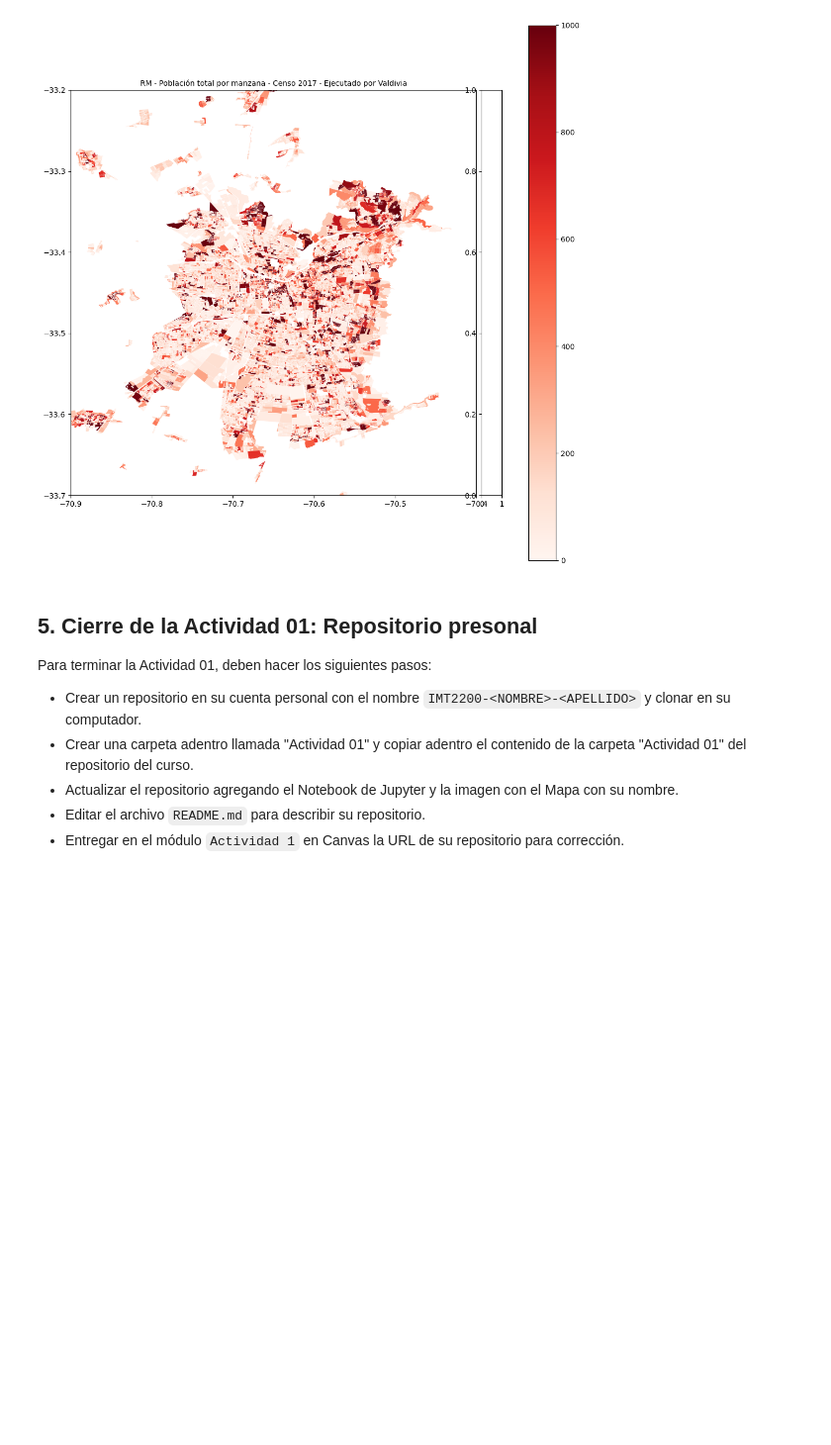
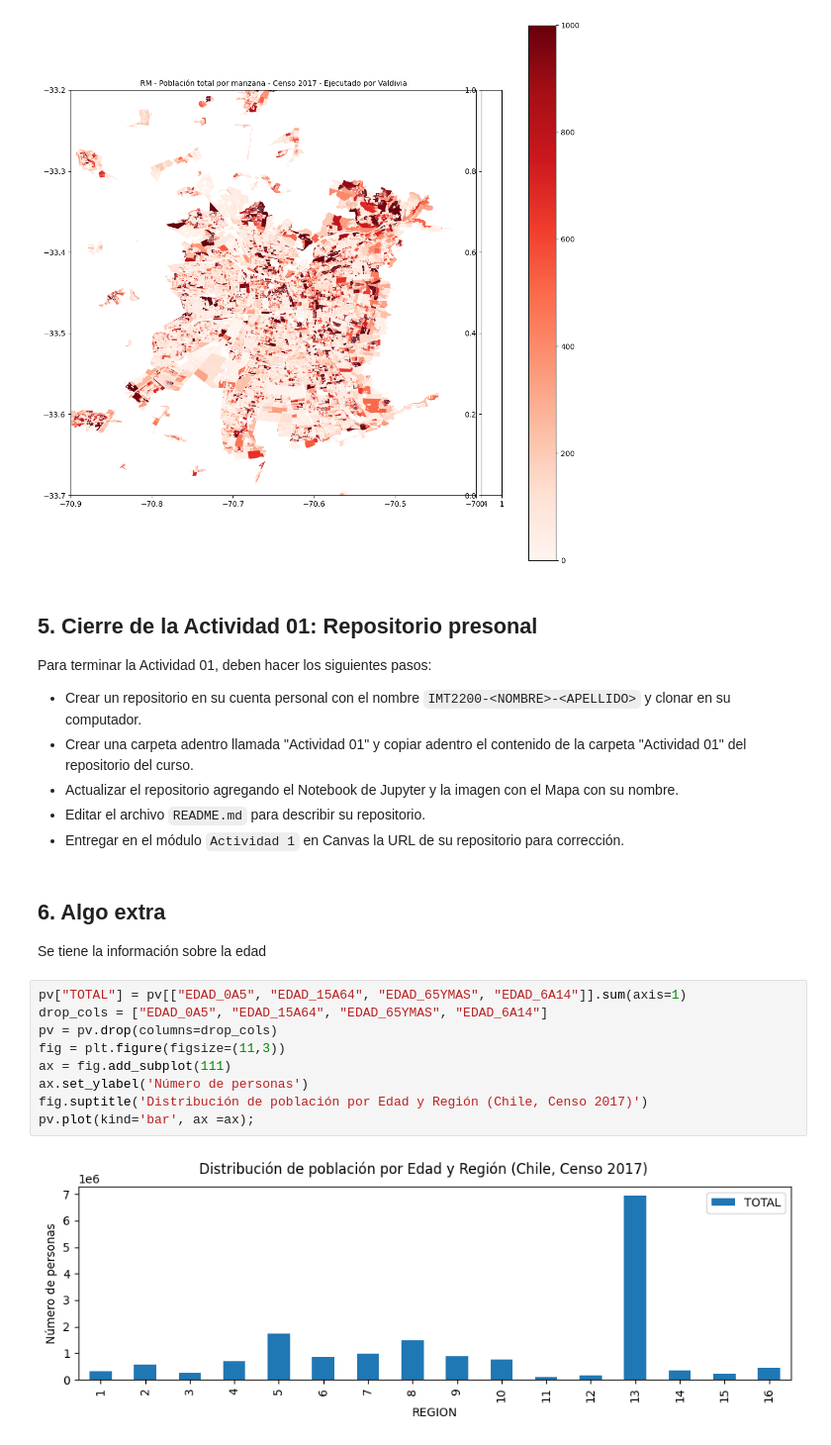
Before and after one commit to Kilpura/IMT2200-Valentina-Valdivia-Maldonado, a Jupyter notebook: Actividades/Actividad-01/IMT2200 - Actividad 01.ipynb, the cells around one changed output. Shown at 99% size. Cells and saved outputs as stored; diff of their text form; blank space fills up the shorter version.

```diff
--- a/Actividades/Actividad-01/IMT2200 - Actividad 01.ipynb
+++ b/Actividades/Actividad-01/IMT2200 - Actividad 01.ipynb
@@ -182,3 +187,18 @@ Para terminar la Actividad 01, deben hacer los siguientes pasos:
 - Actualizar el repositorio agregando el Notebook de Jupyter y la imagen con el Mapa con su nombre.
 - Editar el archivo ``README.md`` para describir su repositorio.
 - Entregar en el módulo ``Actividad 1`` en Canvas la URL de su repositorio para corrección.
+# %% [markdown]
+## 6. Algo extra
+
+Se tiene la información sobre la edad
+# %%
+pv["TOTAL"] = pv[["EDAD_0A5", "EDAD_15A64", "EDAD_65YMAS", "EDAD_6A14"]].sum(axis=1)
+drop_cols = ["EDAD_0A5", "EDAD_15A64", "EDAD_65YMAS", "EDAD_6A14"]
+pv = pv.drop(columns=drop_cols)
+fig = plt.figure(figsize=(11,3))
+ax = fig.add_subplot(111)
+ax.set_ylabel('Número de personas')
+fig.suptitle('Distribución de población por Edad y Región (Chile, Censo 2017)')
+pv.plot(kind='bar', ax =ax);
+# %% [output]
+[figure, added]
```
Also changed, not shown: parts of 1 cell of this notebook.
